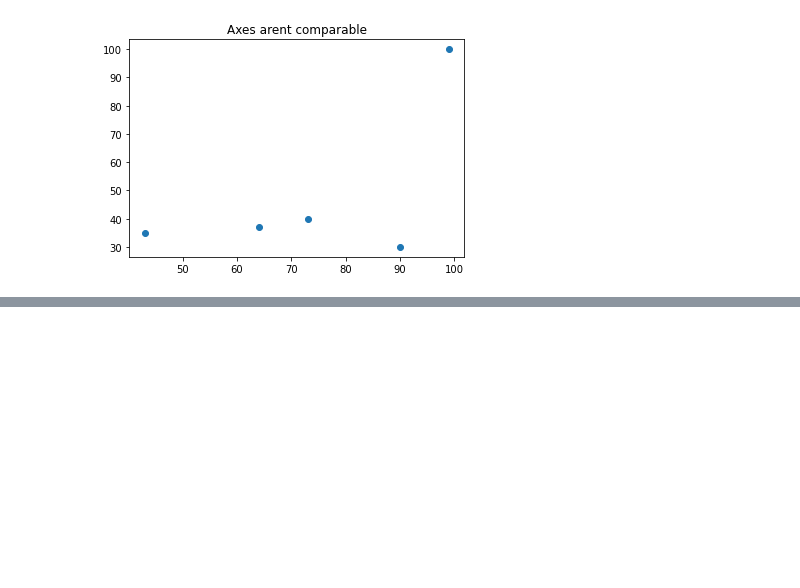
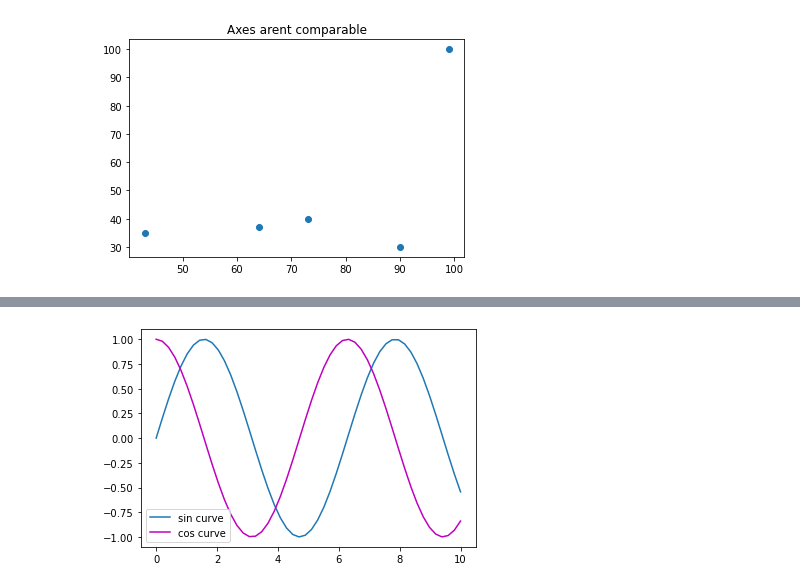
Before and after one commit to lkarjun/data-science-from-scratch, a Jupyter notebook: ChapterThree/DataVisualisation.ipynb, the cells around one changed output, grey strips where cells are left out. Saved outputs shown, nothing was run; the diff lists cells and outputs as text; code cells hidden in the pictures; blank space fills up the shorter version.

```diff
--- a/ChapterThree/DataVisualisation.ipynb
+++ b/ChapterThree/DataVisualisation.ipynb
@@ -172,0 +213,7 @@ Text(0.5, 1.0, 'Axes arent comparable')
+# %%
+plt.plot(x, np.sin(x), label='sin curve')
+plt.plot(x, np.cos(x), label='cos curve', color='m')
+plt.legend()
+plt.show()
+# %% [output]
+[figure, added]
```
Also changed, not shown: parts of 7 cells of this notebook.
